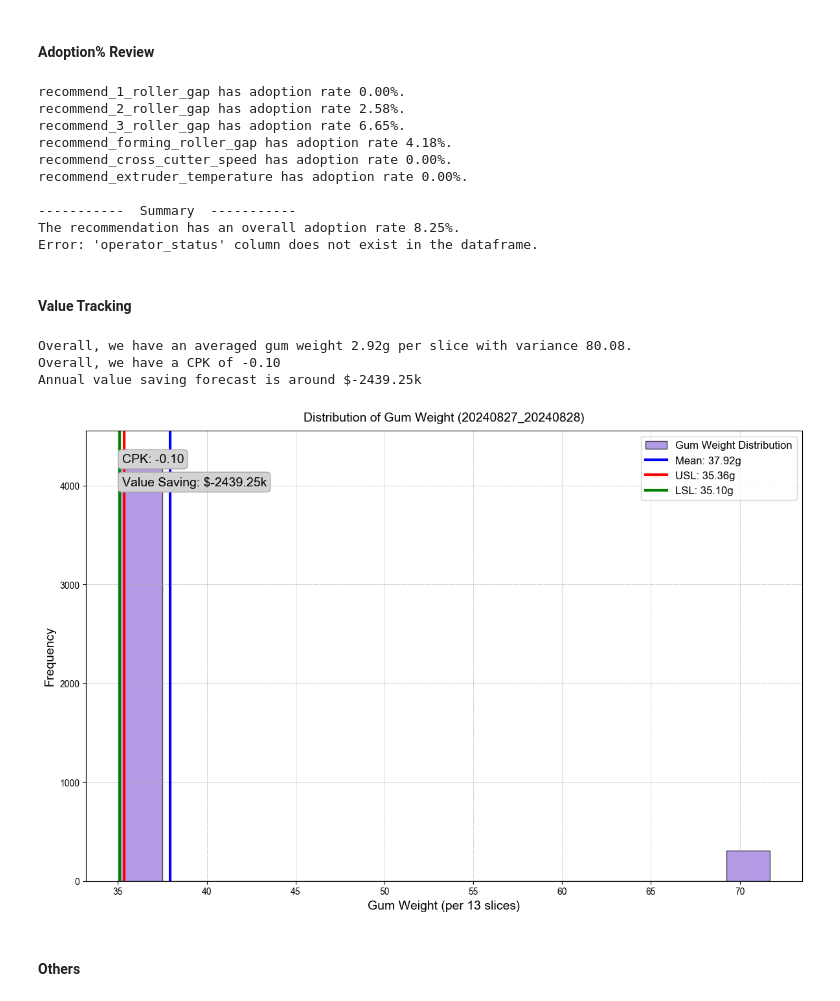
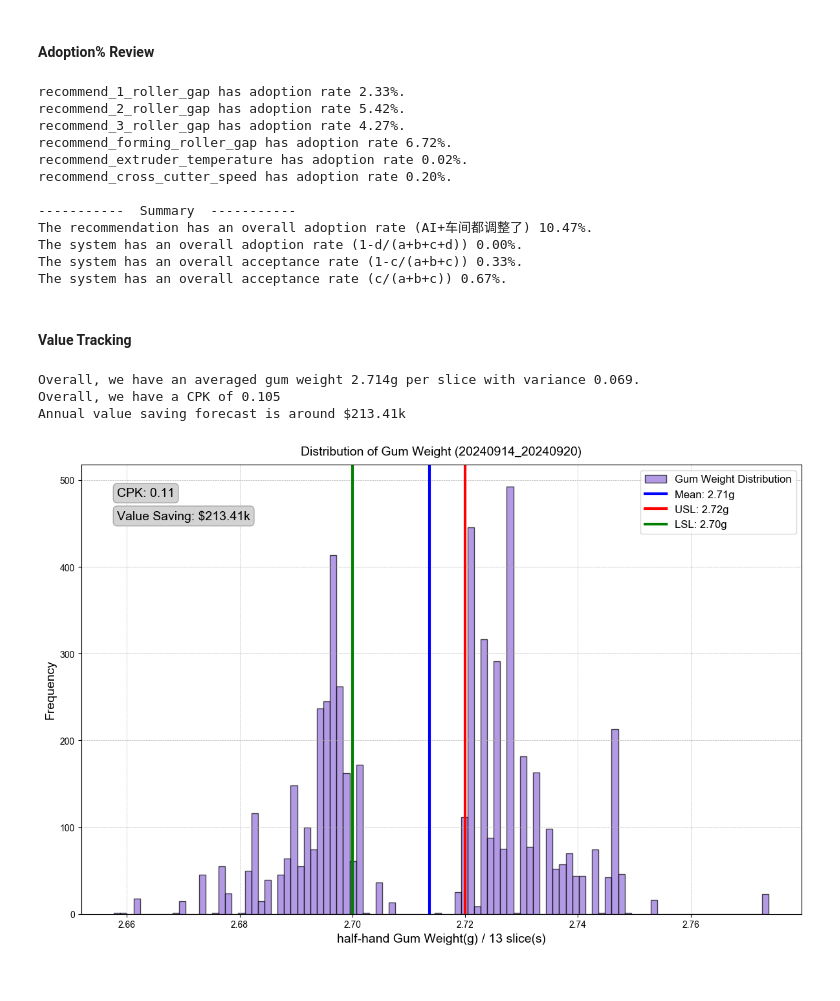
Before and after one commit to klein-wang/TechNow, a Jupyter notebook: Projects/Mars Thallo/model_value_tracking/ot_model_mapping.ipynb, the cells around one changed output. Drawn from its saved outputs; the diff is of its cells as text; code cells hidden in the pictures.

```diff
--- a/Projects/Mars Thallo/model_value_tracking/ot_model_mapping.ipynb
+++ b/Projects/Mars Thallo/model_value_tracking/ot_model_mapping.ipynb
@@ -14,9 +14,9 @@ plt.rcParams['font.sans-serif'] = 'Arial Unicode MS'
 plt.rcParams['axes.unicode_minus'] = False
 # %%
 directory = os.getcwd()
-ot_filename = "6Para_0827-0828.csv"
+ot_filename = "otdata_adjustment_20240914_20240920.csv"
 ot_file_path = os.path.join(directory, 'input', ot_filename)
-recommendation_filename = "yng_recommend_weight_data_log.csv"
+recommendation_filename = "recommend_data_log_20240914_20240920.csv"
 recommendation_file_path = os.path.join(directory, 'input', recommendation_filename)
 
 recommendation_data = pd.read_csv(recommendation_file_path)
@@ -60,9 +58,12 @@ parameter_dict = {
     "recommend_2_roller_gap": "CG_Sheeting.CG_Sheeting.dbHMI.Sheeting.SRV_Gap2ndSizing.rActualPosition_inches",
     "recommend_3_roller_gap": "CG_Sheeting.CG_Sheeting.dbHMI.Sheeting.SRV_Gap3rdSizing.rActualPosition_inches",
     "recommend_forming_roller_gap": "CG_Sheeting.CG_Sheeting.dbHMI.Sheeting.SRV_GapFinalSizing.rActualPosition_inches",
-    "recommend_extruder_temperature": "SFBMix.PLC_BOSCH EXTRUDER.DB_Data_Exchange.EXT_PH_Temp_SP",
+    "recommend_extruder_temperature": "SFBMix.PLC_BOSCH EXTRUDER.DB_Data_Exchange.EXT_UB_Temp_SP",
+    # "recommend_extruder_temperature": "SFBMix.PLC_BOSCH EXTRUDER.DB_Data_Exchange.EXT_LB_Temp_SP",
     "recommend_cross_cutter_speed": "CG_Sheeting.CG_Sheeting.dbHMI.Scoring.SRV_CrossScore.rSetpoint_Ratio"
 }
+
+para_names = list(parameter_dict.keys())
 
 # 去掉不要的参数列
 key_tag_list = list(parameter_dict.values())
@@ -147,11 +158,6 @@ def check_ot_changes(df, ot_data, para_names, ts_column, window_size=180):
 
     return df
 
-# Apply the function to the recommendation_data DataFrame
-para_names = [
-    'recommend_1_roller_gap', 'recommend_2_roller_gap','recommend_3_roller_gap','recommend_forming_roller_gap'
-    ,'recommend_cross_cutter_speed','recommend_extruder_temperature'
-              ]
 
 recommendation_data = check_ot_changes(
     recommendation_data,
@@ -235,7 +241,7 @@ def create_adoption_columns(df, para_names):
     overall_adoption_rate = df['is_adopted'].sum() / df.shape[0] * 100
 
     print("\n-----------  Summary  -----------")
-    print(f'The recommendation has an overall adoption rate {overall_adoption_rate:.2f}%.')
+    print(f'The recommendation has an overall adoption rate (AI+车间都调整了) {overall_adoption_rate:.2f}%.')
 
     if 'operator_status' in df.columns:
         status_counts = df['operator_status'].value_counts()
@@ -257,16 +263,18 @@ def create_adoption_columns(df, para_names):
 df_mapped = recommendation_data.copy()
 df_mapped = create_adoption_columns(df_mapped, para_names)
 # %% [output]
-recommend_1_roller_gap has adoption rate 0.00%.
-recommend_2_roller_gap has adoption rate 2.58%.
-recommend_3_roller_gap has adoption rate 6.65%.
-recommend_forming_roller_gap has adoption rate 4.18%.
-recommend_cross_cutter_speed has adoption rate 0.00%.
-recommend_extruder_temperature has adoption rate 0.00%.
+recommend_1_roller_gap has adoption rate 2.33%.
+recommend_2_roller_gap has adoption rate 5.42%.
+recommend_3_roller_gap has adoption rate 4.27%.
+recommend_forming_roller_gap has adoption rate 6.72%.
+recommend_extruder_temperature has adoption rate 0.02%.
+recommend_cross_cutter_speed has adoption rate 0.20%.
 
 -----------  Summary  -----------
-The recommendation has an overall adoption rate 8.25%.
-Error: 'operator_status' column does not exist in the dataframe.
+The recommendation has an overall adoption rate (AI+车间都调整了) 10.47%.
+The system has an overall adoption rate (1-d/(a+b+c+d)) 0.00%.
+The system has an overall acceptance rate (1-c/(a+b+c)) 0.33%.
+The system has an overall acceptance rate (c/(a+b+c)) 0.67%.
 # %%
 df_mapped
 df_mapped.to_excel(f'output/ot_model_mapping_{start_dt}_{end_dt}.xlsx', index=False)
@@ -277,13 +285,13 @@ def calculate_cpk(data, usl, lsl):
     # Calculate mean and standard deviation
     mean = np.mean(data)
     std_dev = np.std(data, ddof=1)  # ddof=1 for sample standard deviation
-    print(f'Overall, we have an averaged gum weight {mean/13:.2f}g per slice with variance {std_dev**2:.2f}.')
+    print(f'Overall, we have an averaged gum weight {mean/13:.3f}g per slice with variance {std_dev**2:.3f}.')
 
     # Calculate CPU and CPL
     cpu = (usl - mean) / (3 * std_dev)
     cpl = (mean - lsl) / (3 * std_dev)
     cpk = min(cpu, cpl)
-    print(f'Overall, we have a CPK of {cpk:.2f}')
+    print(f'Overall, we have a CPK of {cpk:.3f}')
 
     mean_per_slice = mean/13
     # mean = 2.71 # ideal value
@@ -298,12 +306,15 @@ def calculate_cpk(data, usl, lsl):
 
 # Test the function with example data
 usl, lsl = 2.72*13, 2.70*13
+df_mapped['actual_weight'] = df_mapped['actual_weight'].apply(lambda x: x / 2 if x > 60 else x)
 spc_mean, spc_std_dev, spc_cpk, value_saving= calculate_cpk(df_mapped['actual_weight'], usl, lsl)
 # %% [output]
-Overall, we have an averaged gum weight 2.92g per slice with variance 80.08.
-Overall, we have a CPK of -0.10
-Annual value saving forecast is around $-2439.25k
+Overall, we have an averaged gum weight 2.714g per slice with variance 0.069.
+Overall, we have a CPK of 0.105
+Annual value saving forecast is around $213.41k
 # %%
+slice_no = 13
+
 colors = {
     'hist_color': '#9370DB',  # purple
     'mean_color': '#0000FF',  # blue
@@ -312,38 +323,36 @@ colors = {
     'text_bg_color': '#D3D3D3',  # light grey
     'text_edge_color': '#A9A9A9'  # dark grey
 }
 
 # Plotting the histogram
 plt.figure(figsize=(12, 8))
-plt.hist(df_mapped['actual_weight'], bins=15, edgecolor='black', alpha=0.7, color=colors['hist_color'], label='Gum Weight Distribution')
+plt.hist(df_mapped['actual_weight']/slice_no, bins=100, edgecolor='black', alpha=0.7, color=colors['hist_color'], label='Gum Weight Distribution')
 
 # Plot mean, USL, and LSL
-plt.axvline(spc_mean, color=colors['mean_color'], linestyle='-', linewidth=3, label=f'Mean: {spc_mean:.2f}g')
-plt.axvline(usl, color=colors['usl_color'], linestyle='-', linewidth=3, label=f'USL: {usl:.2f}g')
-plt.axvline(lsl, color=colors['lsl_color'], linestyle='-', linewidth=3, label=f'LSL: {lsl:.2f}g')
+plt.axvline(spc_mean/slice_no, color=colors['mean_color'], linestyle='-', linewidth=3, label=f'Mean: {spc_mean/slice_no:.2f}g')
+plt.axvline(usl/slice_no, color=colors['usl_color'], linestyle='-', linewidth=3, label=f'USL: {usl/slice_no:.2f}g')
+plt.axvline(lsl/slice_no, color=colors['lsl_color'], linestyle='-', linewidth=3, label=f'LSL: {lsl/slice_no:.2f}g')
 
 # Add title with date range and smaller font size
 plt.title(f'Distribution of Gum Weight ({start_dt}_{end_dt})', fontsize=14, fontweight='bold', y=1.01)
 
 # Add labels
-plt.xlabel('Gum Weight (per 13 slices)', fontsize=14)
+plt.xlabel(f'half-hand Gum Weight(g) / {slice_no} slice(s)', fontsize=14)
 plt.ylabel('Frequency', fontsize=14)
 
 # Add legend
 plt.legend(frameon=True, fontsize=12)
 
 # Add grid
 plt.grid(True, which='both', linestyle='--', linewidth=0.5)
 
 # Annotate CPK and value saving
 plt.text(0.05, 0.95, f'CPK: {spc_cpk:.2f}', transform=plt.gca().transAxes, fontsize=14, verticalalignment='top',
          bbox=dict(boxstyle="round,pad=0.3", facecolor=colors['text_bg_color'], edgecolor=colors['text_edge_color']))
 plt.text(0.05, 0.90, f'Value Saving: ${value_saving:.2f}k', transform=plt.gca().transAxes, fontsize=14, verticalalignment='top',
          bbox=dict(boxstyle="round,pad=0.3", facecolor=colors['text_bg_color'], edgecolor=colors['text_edge_color']))
 
 plt.tight_layout()
 plt.show()
 # %% [output]
-[figure, old version]
+[figure, new version]
-# %% [markdown]
-#### Others
```
Also changed, not shown: parts of 9 cells of this notebook, 14 other files.
